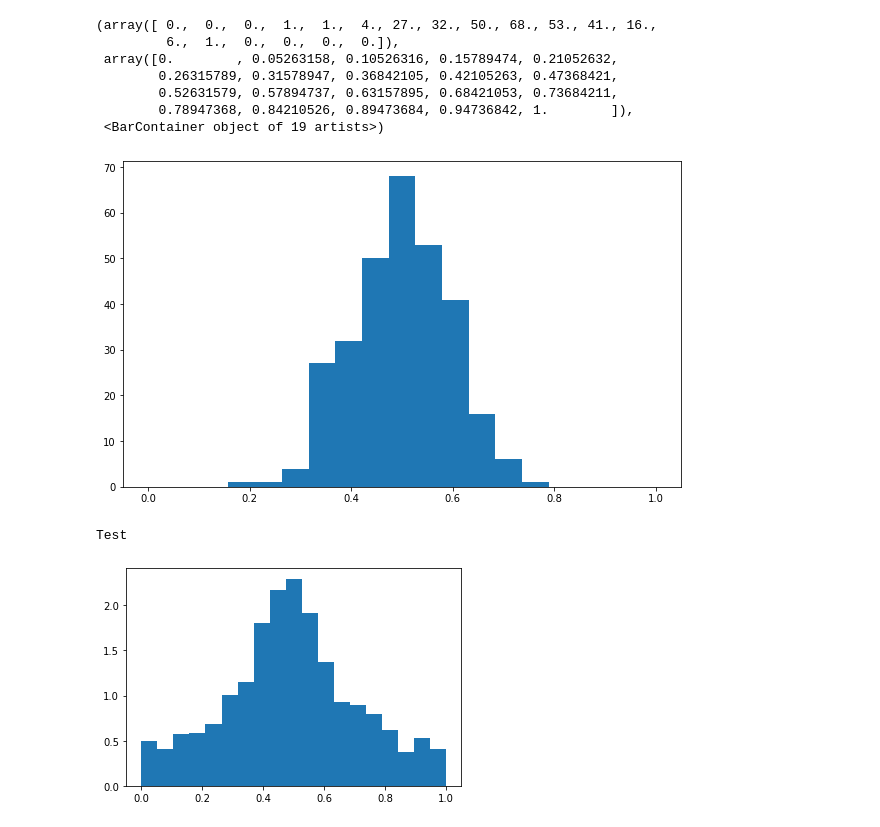
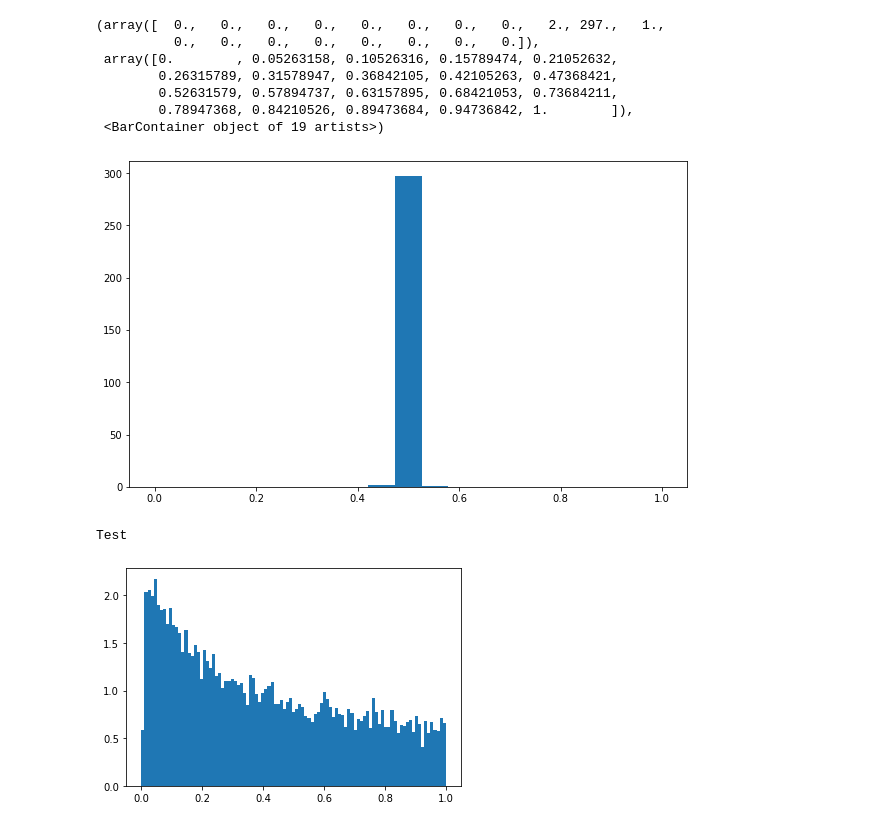
Before and after one commit to jmanlarkin/Phys321_FinalProject, a Jupyter notebook: Gaussian model.ipynb, the cells around one changed output. Saved outputs shown, nothing was run; the diff lists cells and outputs as text; code cells hidden in the pictures.

```diff
--- a/Gaussian model.ipynb
+++ b/Gaussian model.ipynb
@@ -4,7 +4,7 @@ import matplotlib.pyplot as plt
 # %%
 N = 300
 true_mu = 0.5
-true_sigma = 0.1
+true_sigma = 0.01
 
 np.random.seed(1111)
 x = range(1, N+1)
@@ -21,14 +21,14 @@ bins = np.linspace(0, 1., 20)
 plt.figure(figsize = (10, 6))
 plt.hist(y, bins = bins)
 # %% [output]
-(array([ 0.,  0.,  0.,  1.,  1.,  4., 27., 32., 50., 68., 53., 41., 16.,
-         6.,  1.,  0.,  0.,  0.,  0.]),
+(array([  0.,   0.,   0.,   0.,   0.,   0.,   0.,   0.,   2., 297.,   1.,
+          0.,   0.,   0.,   0.,   0.,   0.,   0.,   0.]),
  array([0.        , 0.05263158, 0.10526316, 0.15789474, 0.21052632,
         0.26315789, 0.31578947, 0.36842105, 0.42105263, 0.47368421,
         0.52631579, 0.57894737, 0.63157895, 0.68421053, 0.73684211,
         0.78947368, 0.84210526, 0.89473684, 0.94736842, 1.        ]),
  <BarContainer object of 19 artists>)
-[figure, old version]
+[figure, new version]
 # %%
 def log_likelihood(theta, y):
     mu, sigma = theta
@@ -46,6 +46,12 @@ def log_prior(theta, mu_prior = 0.55):
         return -np.inf
     return lp
 
+def log_prior(theta):
+    mu, sigma = theta
+    if 0 < mu < 1. and 0 < sigma < 1.:
+        return 0.0 # the constant doesn't matter since MCMCs only care about *ratios* of probabilities
+    return -np.inf # log(0) = -inf
+
 def log_posterior(theta, y):
     lp = log_prior(theta)
     ll = log_likelihood(theta, y)
@@ -66,13 +72,13 @@ sampler.run_mcmc(initial_pos, num_iter, progress=True);
 # %%
 mu_marg = sampler.get_chain(discard=100, thin=15, flat=True).T[0]
 sigma_marg = sampler.get_chain(discard=100, thin=15, flat=True).T[1]
-bins = np.linspace(0, 1., 20)
-plt.hist(mu_marg, bins=bins, density = True)
-#plt.hist(sigma_marg ** 2, bins=bins, density = True)
+bins = np.linspace(0, 1., 100)
+#plt.hist(mu_marg, bins=bins, density = True)
+plt.hist(sigma_marg ** 2, bins=bins, density = True)
 print('Test')
 # %% [output]
 Test
-[figure, old version]
+[figure, new version]
 # %%
 import corner
 
```
Also changed, not shown: parts of 1 cell of this notebook, 5 other files.
